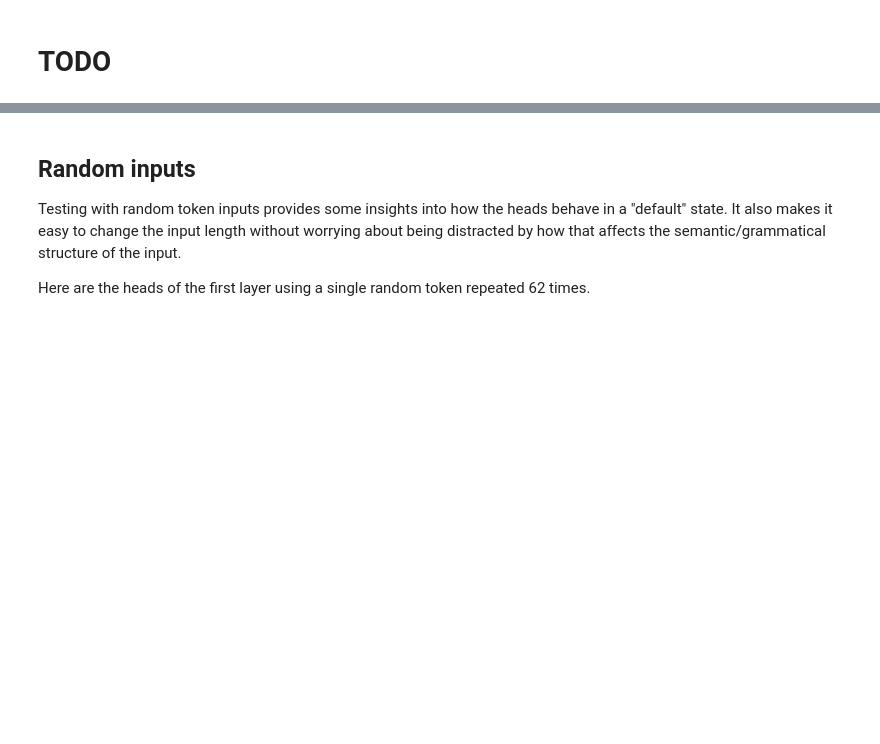
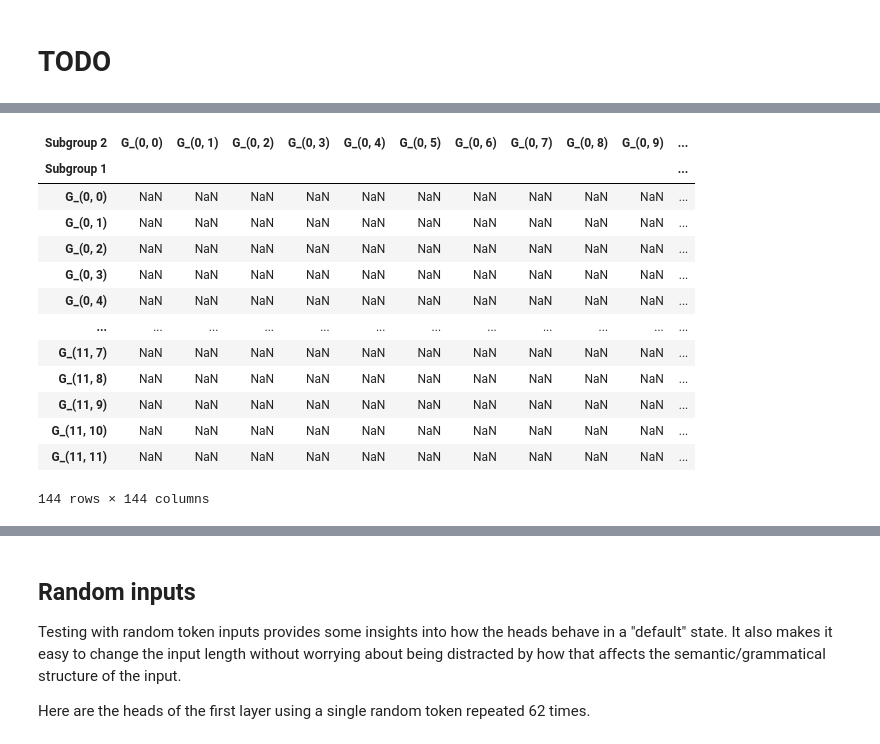
Before and after one commit to layterz/experiments, a Jupyter notebook: notebooks/attention-tokens-2.ipynb, the cells around one changed output, grey strips where cells are left out. Cells and saved outputs as stored; diff of their text form; code cells hidden in the pictures; blank space fills up the shorter version.

```diff
--- a/notebooks/attention-tokens-2.ipynb
+++ b/notebooks/attention-tokens-2.ipynb
@@ -121,34 +177,19 @@ print(at)
 # %%
 import pandas as pd
-import numpy as np
 
-def get_head_layer(index, seq_length, batch_size, num_layers, num_heads):
-    total_tokens = seq_length * batch_size
-    layer = (index // total_tokens) % num_layers
-    head = (index // (total_tokens * num_layers)) % num_heads
-    return layer, head
-
-# Assuming at is your DataFrame containing the data
-seq_length = 32
-batch_size = 32
-num_layers = 12
-num_heads = 12
-
-# Add layer and head columns to the DataFrame
-at['layer'], at['head'] = zip(*at.index.map(lambda x: get_head_layer(x, seq_length, batch_size, num_layers, num_heads)))
+# Assuming at is your DataFrame containing the data, including the 'layer' and 'head' columns
 
 # Analyze subgroups for each attention head
 subgroup_data = []
-for layer in range(num_layers):
-    for head in range(num_heads):
-        subgroup_mask = (at['layer'] == layer) & (at['head'] == head)
-        unique_tokens = at.loc[subgroup_mask, 'attention_token'].unique()
-        subgroup_data.append({
-            'Layer': layer,
-            'Head': head,
-            'Unique Tokens': len(unique_tokens),
-            'Tokens': ','.join(map(str, unique_tokens))
-        })
+for layer, head in at[['layer', 'head']].drop_duplicates().itertuples(index=False):
+    subgroup_mask = (at['layer'] == layer) & (at['head'] == head)
+    unique_tokens = at.loc[subgroup_mask, 'attention_token'].unique()
+    subgroup_data.append({
+        'Layer': layer,
+        'Head': head,
+        'Unique Tokens': len(unique_tokens),
+        'Tokens': ','.join(map(str, unique_tokens))
+    })
 
 subgroups_df = pd.DataFrame(subgroup_data)
 
@@ -173,0 +232,20 @@ shared_tokens_df_sorted
+# %%
+index_order = [f"G_({layer}, {head})" for layer in range(12) for head in range(12)]
+p = shared_tokens_df.pivot(index='Subgroup 1', columns='Subgroup 2', values='Shared Tokens')
+p = p.reindex(index=index_order, columns=index_order)
+p
+# %% [output]
+| Subgroup 2 | G_(0, 0) | G_(0, 1) | G_(0, 2) | G_(0, 3) | G_(0, 4) | G_(0, 5) | G_(0, 6) | G_(0, 7) | G_(0, 8) | G_(0, 9) | ... |
+| Subgroup 1 |  |  |  |  |  |  |  |  |  |  | ... |
+| G_(0, 0) | NaN | NaN | NaN | NaN | NaN | NaN | NaN | NaN | NaN | NaN | ... |
+| G_(0, 1) | NaN | NaN | NaN | NaN | NaN | NaN | NaN | NaN | NaN | NaN | ... |
+| G_(0, 2) | NaN | NaN | NaN | NaN | NaN | NaN | NaN | NaN | NaN | NaN | ... |
+| G_(0, 3) | NaN | NaN | NaN | NaN | NaN | NaN | NaN | NaN | NaN | NaN | ... |
+| G_(0, 4) | NaN | NaN | NaN | NaN | NaN | NaN | NaN | NaN | NaN | NaN | ... |
+| ... | ... | ... | ... | ... | ... | ... | ... | ... | ... | ... | ... |
+| G_(11, 7) | NaN | NaN | NaN | NaN | NaN | NaN | NaN | NaN | NaN | NaN | ... |
+| G_(11, 8) | NaN | NaN | NaN | NaN | NaN | NaN | NaN | NaN | NaN | NaN | ... |
+| G_(11, 9) | NaN | NaN | NaN | NaN | NaN | NaN | NaN | NaN | NaN | NaN | ... |
+| G_(11, 10) | NaN | NaN | NaN | NaN | NaN | NaN | NaN | NaN | NaN | NaN | ... |
+| G_(11, 11) | NaN | NaN | NaN | NaN | NaN | NaN | NaN | NaN | NaN | NaN | ... |
+144 rows × 144 columns
```
Also changed, not shown: parts of 18 cells of this notebook, 1 other file.
